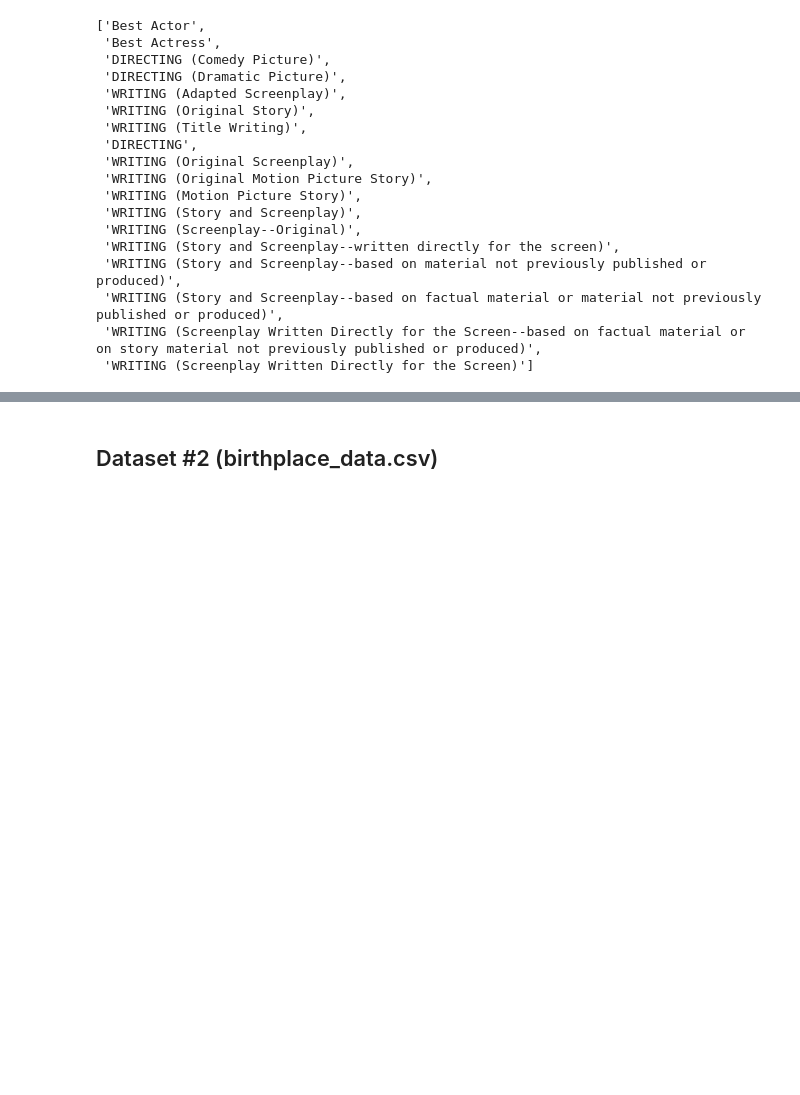
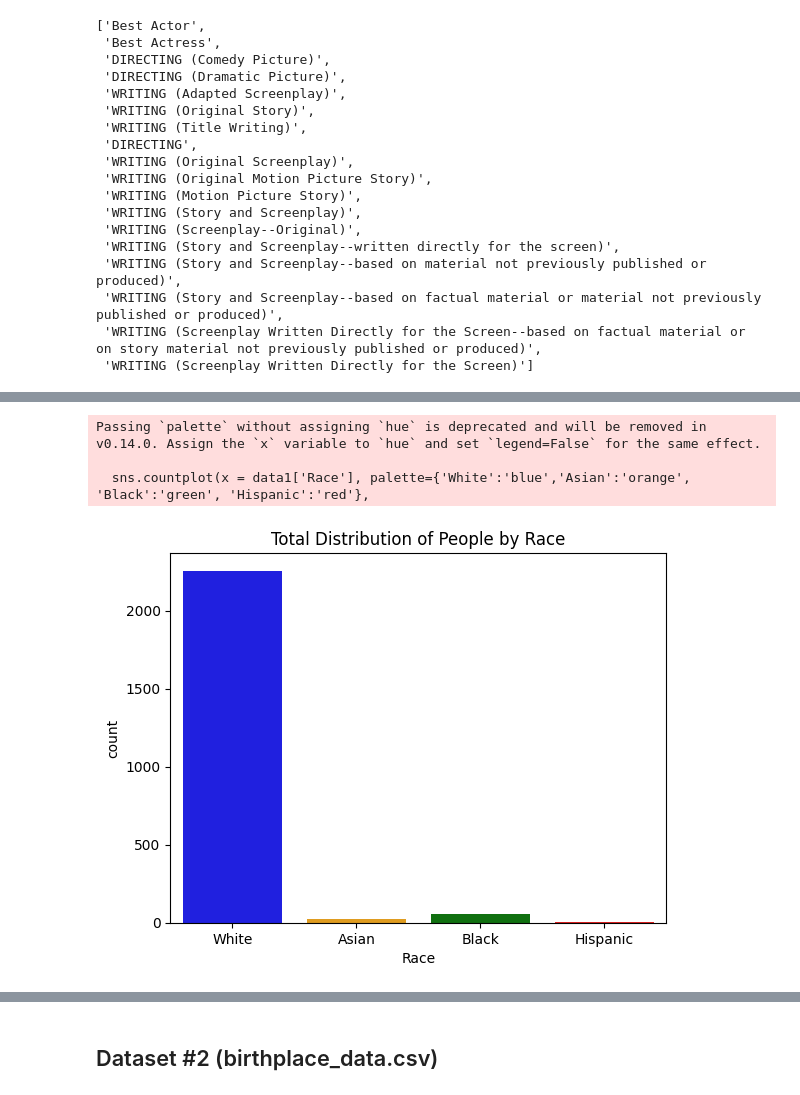
Before and after one commit to ki-kira/testcogs108, a Jupyter notebook: FinalProject_Group060_WI25.ipynb, the cells around one changed output, grey strips where cells are left out. Drawn from its saved outputs; the diff is of its cells as text; code cells hidden in the pictures; blank space fills up the shorter version.

```diff
--- a/FinalProject_Group060_WI25.ipynb
+++ b/FinalProject_Group060_WI25.ipynb
@@ -165 +188,12 @@ print(data1['Gender'].value_counts())
+# %%
+# Visualizing the distribution of race entries in our dataset.
+sns.countplot(x = data1['Race'], palette={'White':'blue','Asian':'orange', 'Black':'green', 'Hispanic':'red'},
+              order=['White', 'Asian', 'Black', 'Hispanic']);
+plt.title('Total Distribution of People by Race')
+plt.show()
+# %% [output]
+Passing `palette` without assigning `hue` is deprecated and will be removed in v0.14.0. Assign the `x` variable to `hue` and set `legend=False` for the same effect.
+
+  sns.countplot(x = data1['Race'], palette={'White':'blue','Asian':'orange', 'Black':'green', 'Hispanic':'red'},
+[figure, added]
 # %%
```
Also changed, not shown: parts of 5 cells of this notebook.
